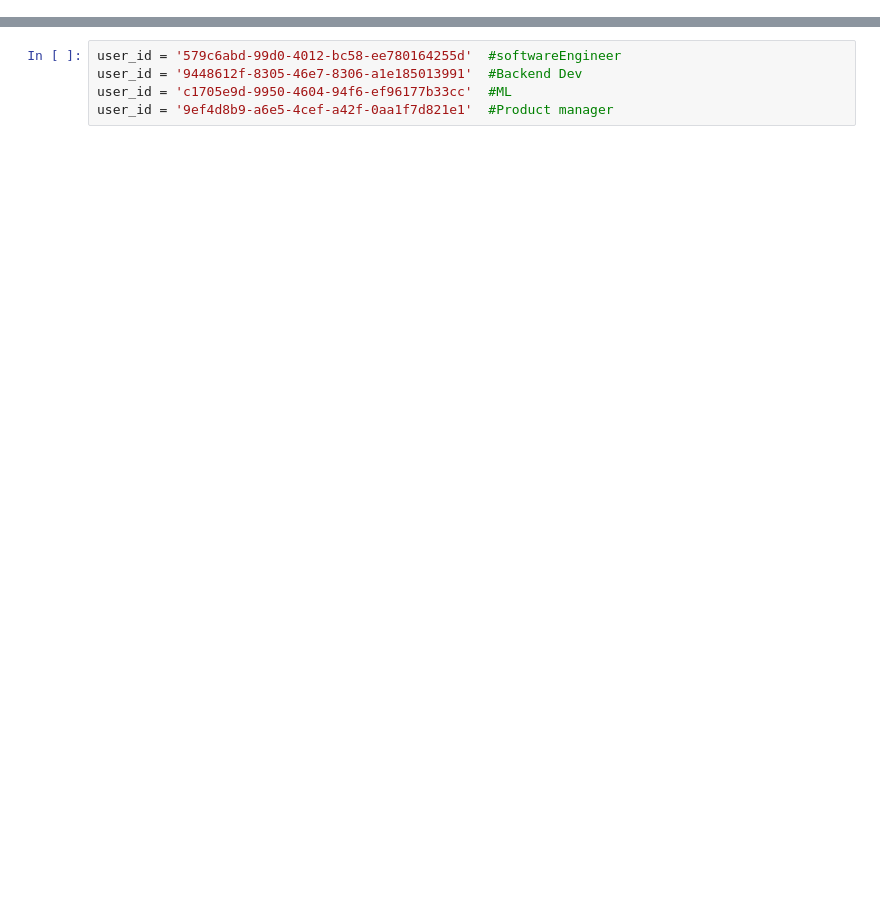
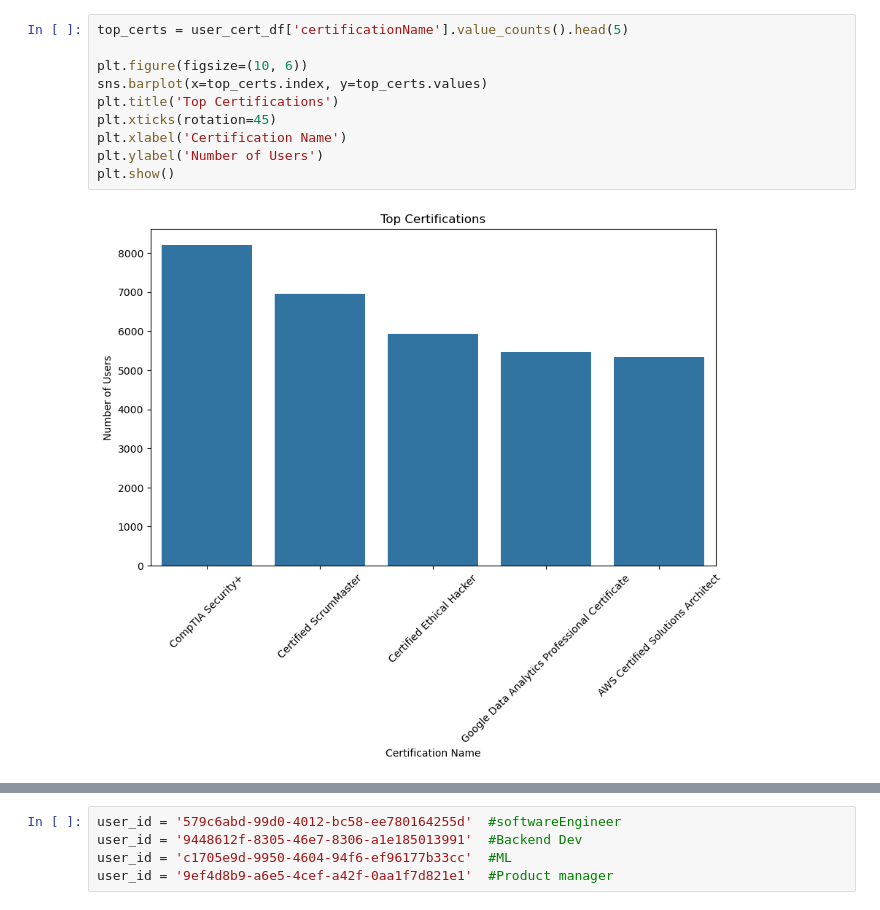
Before and after one commit to rithik18/fp, a Jupyter notebook: DataScience/new_Ds.ipynb, the cells around one changed output, grey strips where cells are left out. Cells and saved outputs as stored; diff of their text form; blank space fills up the shorter version.

```diff
--- a/DataScience/new_Ds.ipynb
+++ b/DataScience/new_Ds.ipynb
@@ -0,0 +44,12 @@
+# %%
+top_certs = user_cert_df['certificationName'].value_counts().head(5)
+
+plt.figure(figsize=(10, 6))
+sns.barplot(x=top_certs.index, y=top_certs.values)
+plt.title('Top Certifications')
+plt.xticks(rotation=45)
+plt.xlabel('Certification Name')
+plt.ylabel('Number of Users')
+plt.show()
+# %% [output]
+[figure, added]
```
Also changed, not shown: parts of 13 cells of this notebook, 2 other files.
